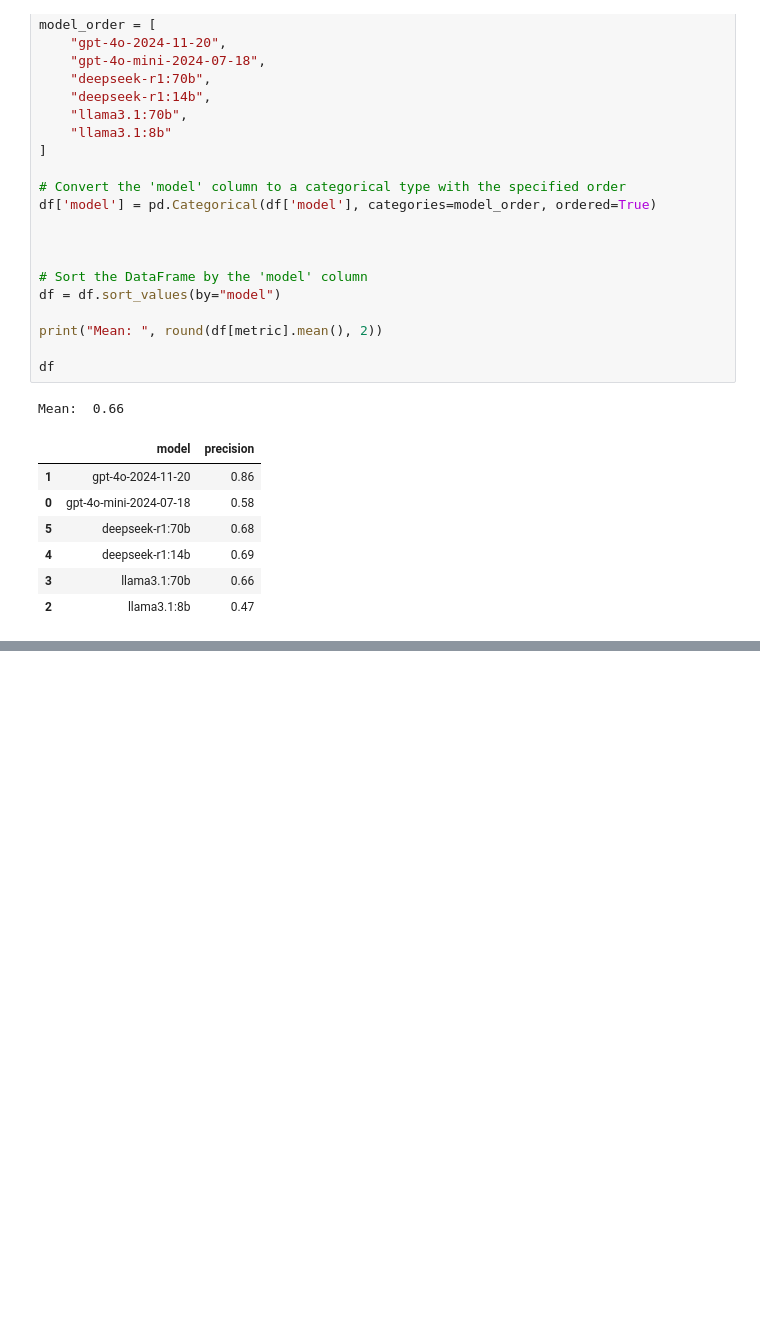
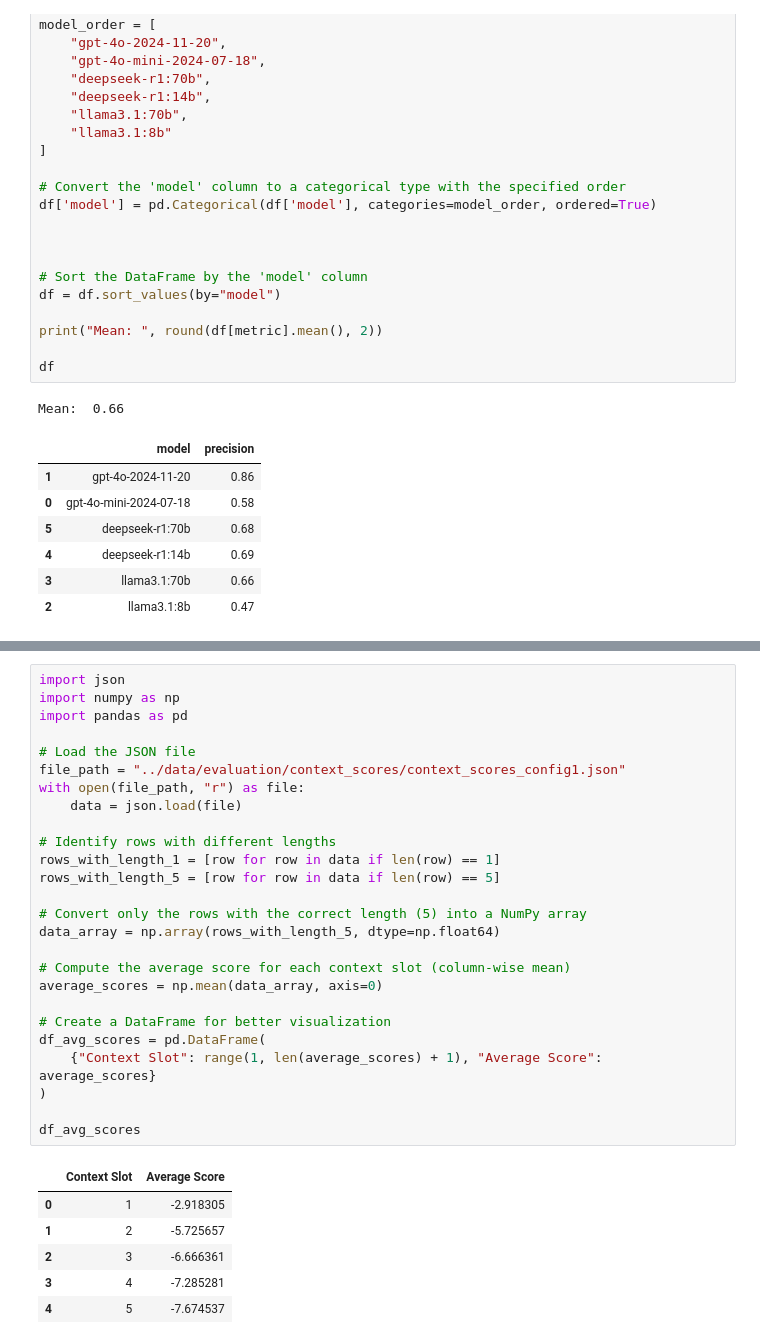
Before and after one commit to AI-4-SE/rag-config-val, a Jupyter notebook: evaluation/util.ipynb, the cells around one changed output, grey strips where cells are left out. Saved outputs shown, nothing was run; the diff lists cells and outputs as text; blank space fills up the shorter version.

Commit message:
Add average relevance score for each context slot

```diff
--- a/evaluation/util.ipynb
+++ b/evaluation/util.ipynb
@@ -603,3 +603,36 @@ dtype: float64
 | Context Uilization and Retrieval | 13.0 | 13.0 | 7.0 | 8.0 | 8.0 | ... |
 | Independent Technologies and Serv... | 0.0 | 1.0 | 3.0 | 1.0 | 0.0 | ... |
 | Others | 3.0 | 10.0 | 7.0 | 8.0 | 10.0 | ... |
+# %%
+import json
+import numpy as np
+import pandas as pd
+
+# Load the JSON file
+file_path = "../data/evaluation/context_scores/context_scores_config1.json"
+with open(file_path, "r") as file:
+    data = json.load(file)
+
+# Identify rows with different lengths
+rows_with_length_1 = [row for row in data if len(row) == 1]
+rows_with_length_5 = [row for row in data if len(row) == 5]
+
+# Convert only the rows with the correct length (5) into a NumPy array
+data_array = np.array(rows_with_length_5, dtype=np.float64)
+
+# Compute the average score for each context slot (column-wise mean)
+average_scores = np.mean(data_array, axis=0)
+
+# Create a DataFrame for better visualization
+df_avg_scores = pd.DataFrame(
+    {"Context Slot": range(1, len(average_scores) + 1), "Average Score": average_scores}
+)
+
+df_avg_scores
+# %% [output]
+|  | Context Slot | Average Score |
+| 0 | 1 | -2.918305 |
+| 1 | 2 | -5.725657 |
+| 2 | 3 | -6.666361 |
+| 3 | 4 | -7.285281 |
+| 4 | 5 | -7.674537 |
```
Also changed, not shown: parts of 2 cells of this notebook, 12 other files.
